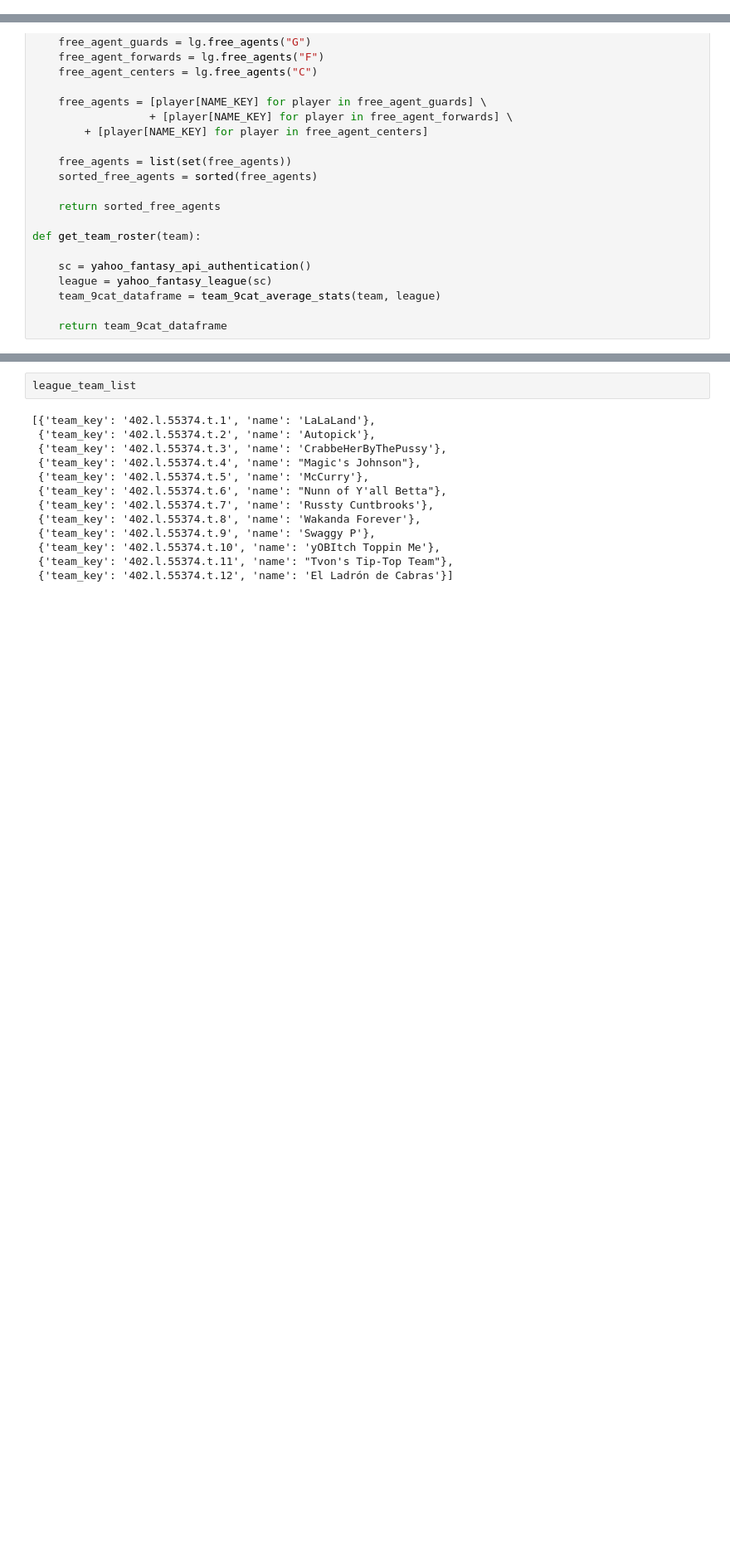
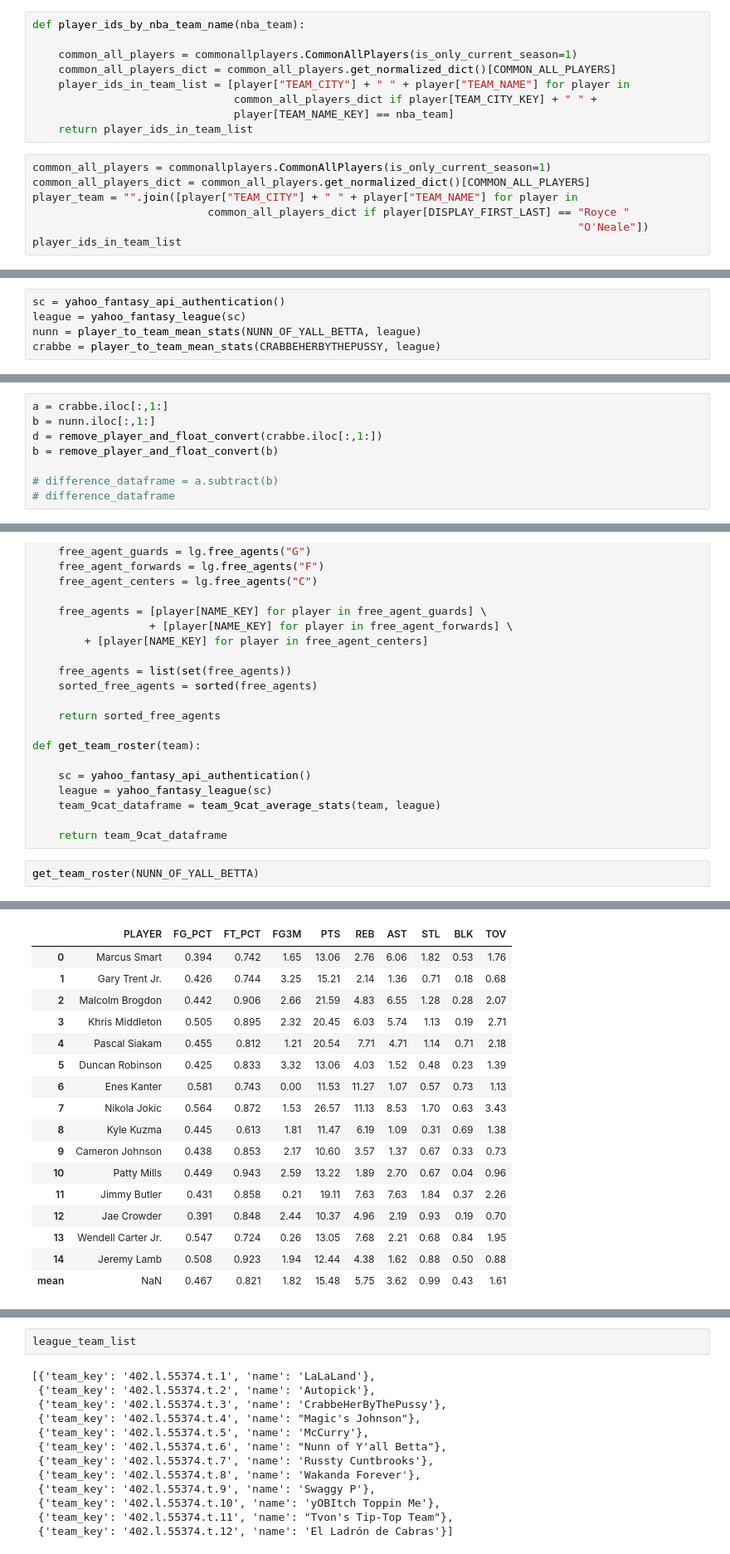
Before and after one commit to JaumeClave/waiver_wire_machine, a Jupyter notebook: notebooks/02_yahoo_fantasy_sports_api_exploration.ipynb, the cells around one changed output, grey strips where cells are left out. Shown at 83% size. Saved outputs shown, nothing was run; the diff lists cells and outputs as text; blank space fills up the shorter version.

```diff
--- a/notebooks/02_yahoo_fantasy_sports_api_exploration.ipynb
+++ b/notebooks/02_yahoo_fantasy_sports_api_exploration.ipynb
@@ -383,0 +391,16 @@ def league_averages(league_team_list):
+# %%
+def player_ids_by_nba_team_name(nba_team):
+
+    common_all_players = commonallplayers.CommonAllPlayers(is_only_current_season=1)
+    common_all_players_dict = common_all_players.get_normalized_dict()[COMMON_ALL_PLAYERS]
+    player_ids_in_team_list = [player["TEAM_CITY"] + " " + player["TEAM_NAME"] for player in
+                               common_all_players_dict if player[TEAM_CITY_KEY] + " " +
+                               player[TEAM_NAME_KEY] == nba_team]
+    return player_ids_in_team_list
+# %%
+common_all_players = commonallplayers.CommonAllPlayers(is_only_current_season=1)
+common_all_players_dict = common_all_players.get_normalized_dict()[COMMON_ALL_PLAYERS]
+player_team = "".join([player["TEAM_CITY"] + " " + player["TEAM_NAME"] for player in
+                           common_all_players_dict if player[DISPLAY_FIRST_LAST] == "Royce "
+                                                                                    "O'Neale"])
+player_ids_in_team_list
@@ -409,0 +414,5 @@ team_9cat_average_stats(CRABBEHERBYTHEPUSSY, league)
+# %%
+sc = yahoo_fantasy_api_authentication()
+league = yahoo_fantasy_league(sc)
+nunn = player_to_team_mean_stats(NUNN_OF_YALL_BETTA, league)
+crabbe = player_to_team_mean_stats(CRABBEHERBYTHEPUSSY, league)
@@ -409,0 +423,8 @@ team_9cat_average_stats(CRABBEHERBYTHEPUSSY, league)
+# %%
+a = crabbe.iloc[:,1:]
+b = nunn.iloc[:,1:]
+d = remove_player_and_float_convert(crabbe.iloc[:,1:])
+b = remove_player_and_float_convert(b)
+
+# difference_dataframe = a.subtract(b)
+# difference_dataframe
@@ -1684,3 +1740,6 @@ def get_team_roster(team):
     team_9cat_dataframe = team_9cat_average_stats(team, league)
 
     return team_9cat_dataframe
+# %%
+get_team_roster(NUNN_OF_YALL_BETTA)
+# %% [output]
@@ -1687,2 +1749,19 @@ def get_team_roster(team):
+|  | PLAYER | FG_PCT | FT_PCT | FG3M | PTS | REB | AST | STL | BLK | TOV |
+| 0 | Marcus Smart | 0.394 | 0.742 | 1.65 | 13.06 | 2.76 | 6.06 | 1.82 | 0.53 | 1.76 |
+| 1 | Gary Trent Jr. | 0.426 | 0.744 | 3.25 | 15.21 | 2.14 | 1.36 | 0.71 | 0.18 | 0.68 |
+| 2 | Malcolm Brogdon | 0.442 | 0.906 | 2.66 | 21.59 | 4.83 | 6.55 | 1.28 | 0.28 | 2.07 |
+| 3 | Khris Middleton | 0.505 | 0.895 | 2.32 | 20.45 | 6.03 | 5.74 | 1.13 | 0.19 | 2.71 |
+| 4 | Pascal Siakam | 0.455 | 0.812 | 1.21 | 20.54 | 7.71 | 4.71 | 1.14 | 0.71 | 2.18 |
+| 5 | Duncan Robinson | 0.425 | 0.833 | 3.32 | 13.06 | 4.03 | 1.52 | 0.48 | 0.23 | 1.39 |
+| 6 | Enes Kanter | 0.581 | 0.743 | 0.00 | 11.53 | 11.27 | 1.07 | 0.57 | 0.73 | 1.13 |
+| 7 | Nikola Jokic | 0.564 | 0.872 | 1.53 | 26.57 | 11.13 | 8.53 | 1.70 | 0.63 | 3.43 |
+| 8 | Kyle Kuzma | 0.445 | 0.613 | 1.81 | 11.47 | 6.19 | 1.09 | 0.31 | 0.69 | 1.38 |
+| 9 | Cameron Johnson | 0.438 | 0.853 | 2.17 | 10.60 | 3.57 | 1.37 | 0.67 | 0.33 | 0.73 |
+| 10 | Patty Mills | 0.449 | 0.943 | 2.59 | 13.22 | 1.89 | 2.70 | 0.67 | 0.04 | 0.96 |
+| 11 | Jimmy Butler | 0.431 | 0.858 | 0.21 | 19.11 | 7.63 | 7.63 | 1.84 | 0.37 | 2.26 |
+| 12 | Jae Crowder | 0.391 | 0.848 | 2.44 | 10.37 | 4.96 | 2.19 | 0.93 | 0.19 | 0.70 |
+| 13 | Wendell Carter Jr. | 0.547 | 0.724 | 0.26 | 13.05 | 7.68 | 2.21 | 0.68 | 0.84 | 1.95 |
+| 14 | Jeremy Lamb | 0.508 | 0.923 | 1.94 | 12.44 | 4.38 | 1.62 | 0.88 | 0.50 | 0.88 |
+| mean | NaN | 0.467 | 0.821 | 1.82 | 15.48 | 5.75 | 3.62 | 0.99 | 0.43 | 1.61 |
 # %%
 team_player_list(NUNN_OF_YALL_BETTA)
```
Also changed, not shown: parts of 10 cells of this notebook, 4 other files.
